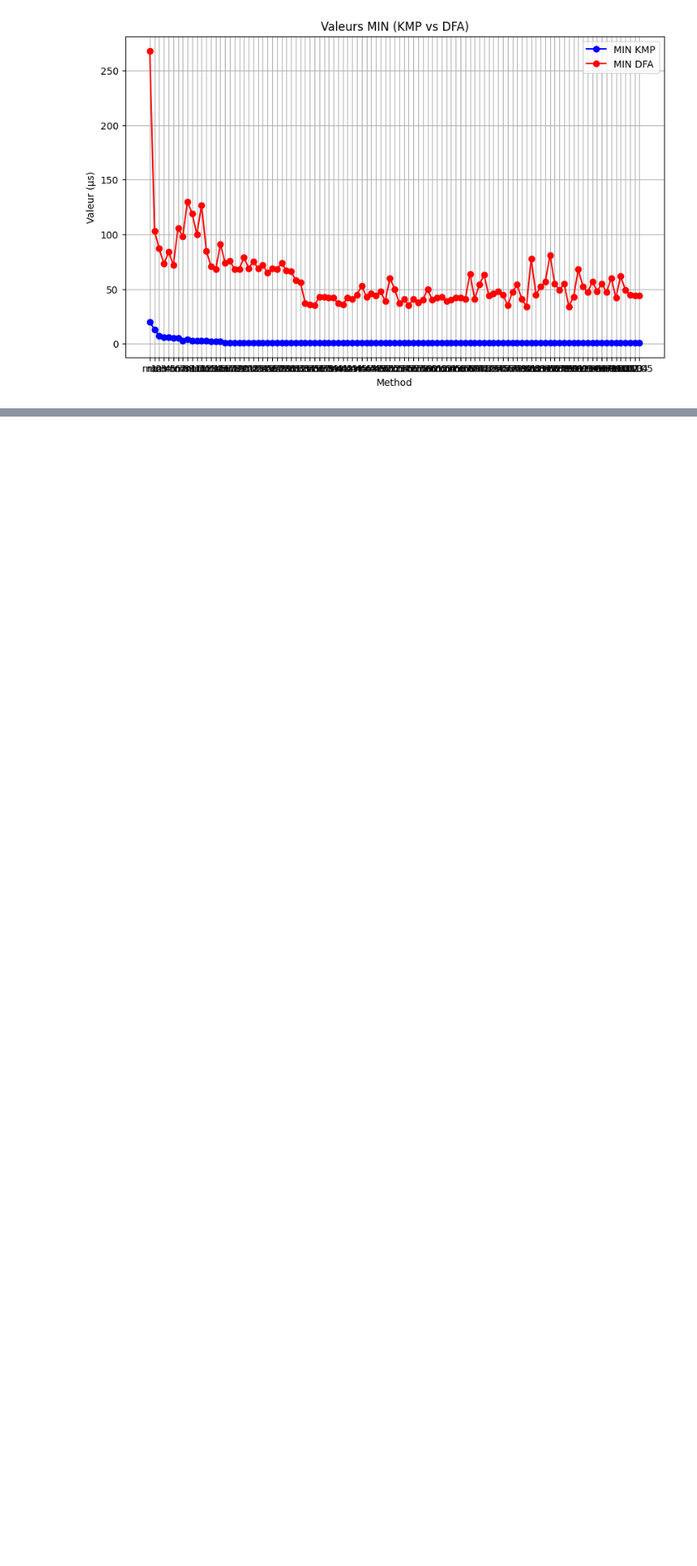
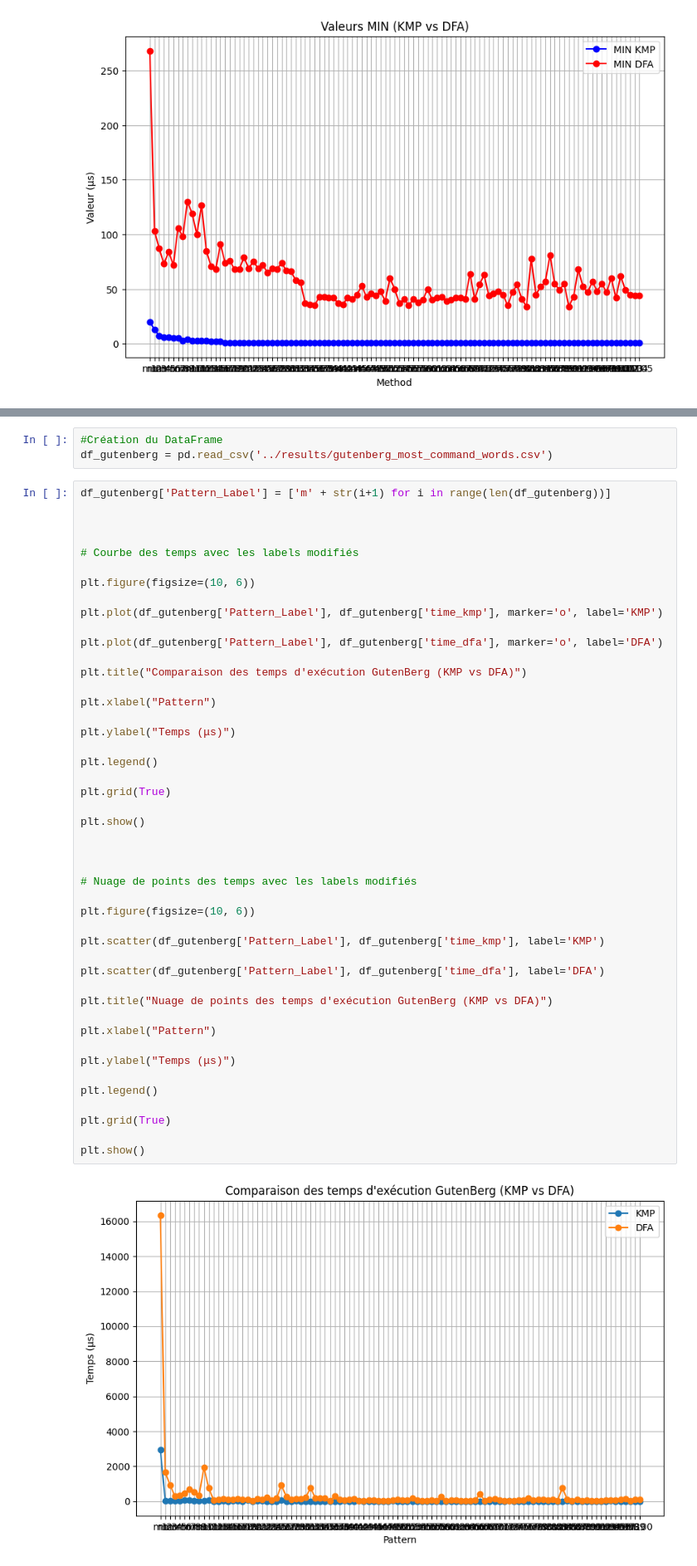
Before and after one commit to Yanis540/M2, a Jupyter notebook: DAAR/Projects/egrep/scripts/Main.ipynb, the cells around one changed output, grey strips where cells are left out. Shown: that part at 83% size. Cells and saved outputs as stored; diff of their text form; blank space fills up the shorter version.

Commit message:
finished gutenberg

```diff
--- a/DAAR/Projects/egrep/scripts/Main.ipynb
+++ b/DAAR/Projects/egrep/scripts/Main.ipynb
@@ -169,0 +174,51 @@ plt.show()
+# %%
+#Création du DataFrame
+df_gutenberg = pd.read_csv('../results/gutenberg_most_command_words.csv')
+# %%
+df_gutenberg['Pattern_Label'] = ['m' + str(i+1) for i in range(len(df_gutenberg))]
+
+
+
+# Courbe des temps avec les labels modifiés
+
+plt.figure(figsize=(10, 6))
+
+plt.plot(df_gutenberg['Pattern_Label'], df_gutenberg['time_kmp'], marker='o', label='KMP')
+
+plt.plot(df_gutenberg['Pattern_Label'], df_gutenberg['time_dfa'], marker='o', label='DFA')
+
+plt.title("Comparaison des temps d'exécution GutenBerg (KMP vs DFA)")
+
+plt.xlabel("Pattern")
+
+plt.ylabel("Temps (μs)")
+
+plt.legend()
+
+plt.grid(True)
+
+plt.show()
+
+
+
+# Nuage de points des temps avec les labels modifiés
+
+plt.figure(figsize=(10, 6))
+
+plt.scatter(df_gutenberg['Pattern_Label'], df_gutenberg['time_kmp'], label='KMP')
+
+plt.scatter(df_gutenberg['Pattern_Label'], df_gutenberg['time_dfa'], label='DFA')
+
+plt.title("Nuage de points des temps d'exécution GutenBerg (KMP vs DFA)")
+
+plt.xlabel("Pattern")
+
+plt.ylabel("Temps (μs)")
+
+plt.legend()
+
+plt.grid(True)
+
+plt.show()
+# %% [output]
+[figure, added]
```
Also changed, not shown: parts of 5 cells of this notebook, 6 other files.
